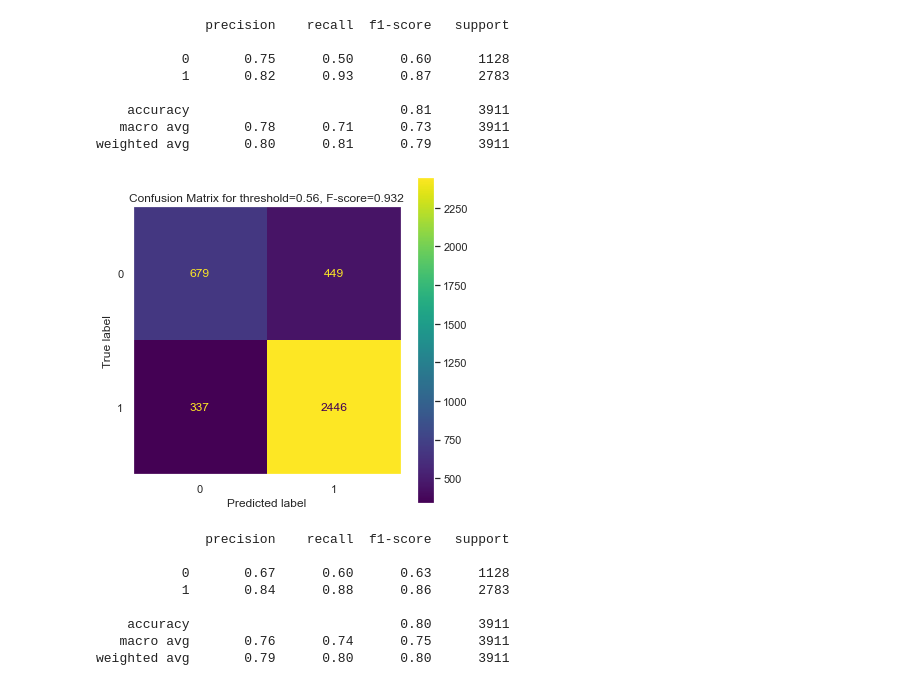
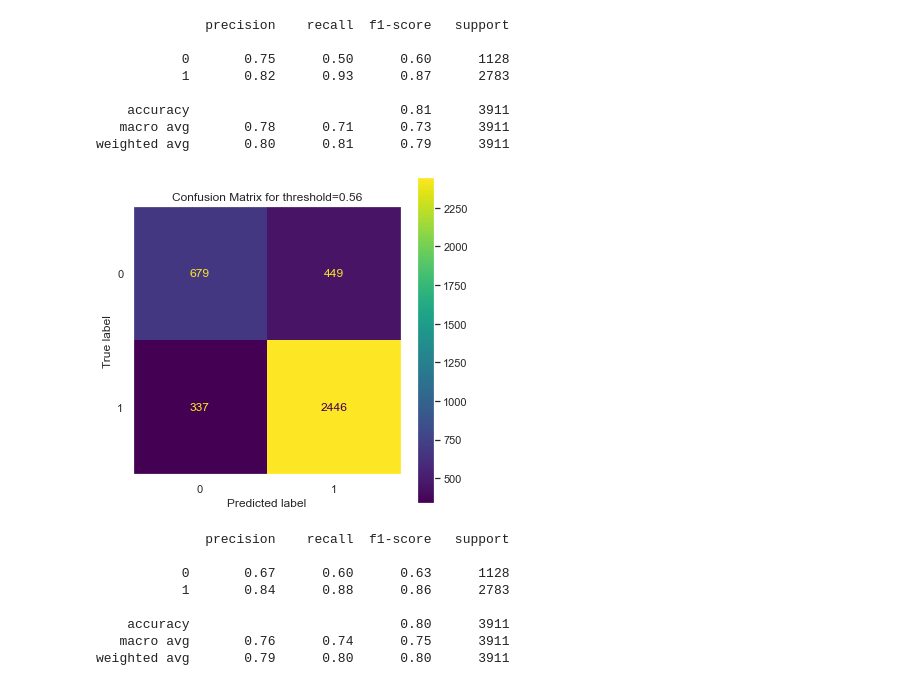
Before and after one commit to eliepark/Domestic_Violence_Prediction, a Jupyter notebook: Twitter_Modeling.ipynb, the cells around one changed output. Saved outputs shown, nothing was run; the diff lists cells and outputs as text; code cells hidden in the pictures.

```diff
--- a/Twitter_Modeling.ipynb
+++ b/Twitter_Modeling.ipynb
@@ -839,17 +803,17 @@ weighted avg       0.80      0.81      0.79      3911
 # %%
 new_threshold = 0.56
 
 y_pred = (y_pred_prob >= new_threshold).astype('int')
 fig, ax = plt.subplots(figsize=(6,6))
 cm=confusion_matrix(y_test, y_pred)
 disp=ConfusionMatrixDisplay(cm)
 disp.plot(ax=ax)
 plt.grid(False)
-plt.title('Confusion Matrix for threshold='+ str(np.round(new_threshold, 3))+ ', F-score='+str(np.round(fscore[f_i], 3)))
+plt.title('Confusion Matrix for threshold='+ str(np.round(new_threshold, 3)))
 plt.show()
 print(classification_report(y_test, y_pred))
 # %% [output]
-[figure, old version]
+[figure, new version]
               precision    recall  f1-score   support
 
            0       0.67      0.60      0.63      1128
```
Also changed, not shown: parts of 34 cells of this notebook, 1 other file.
